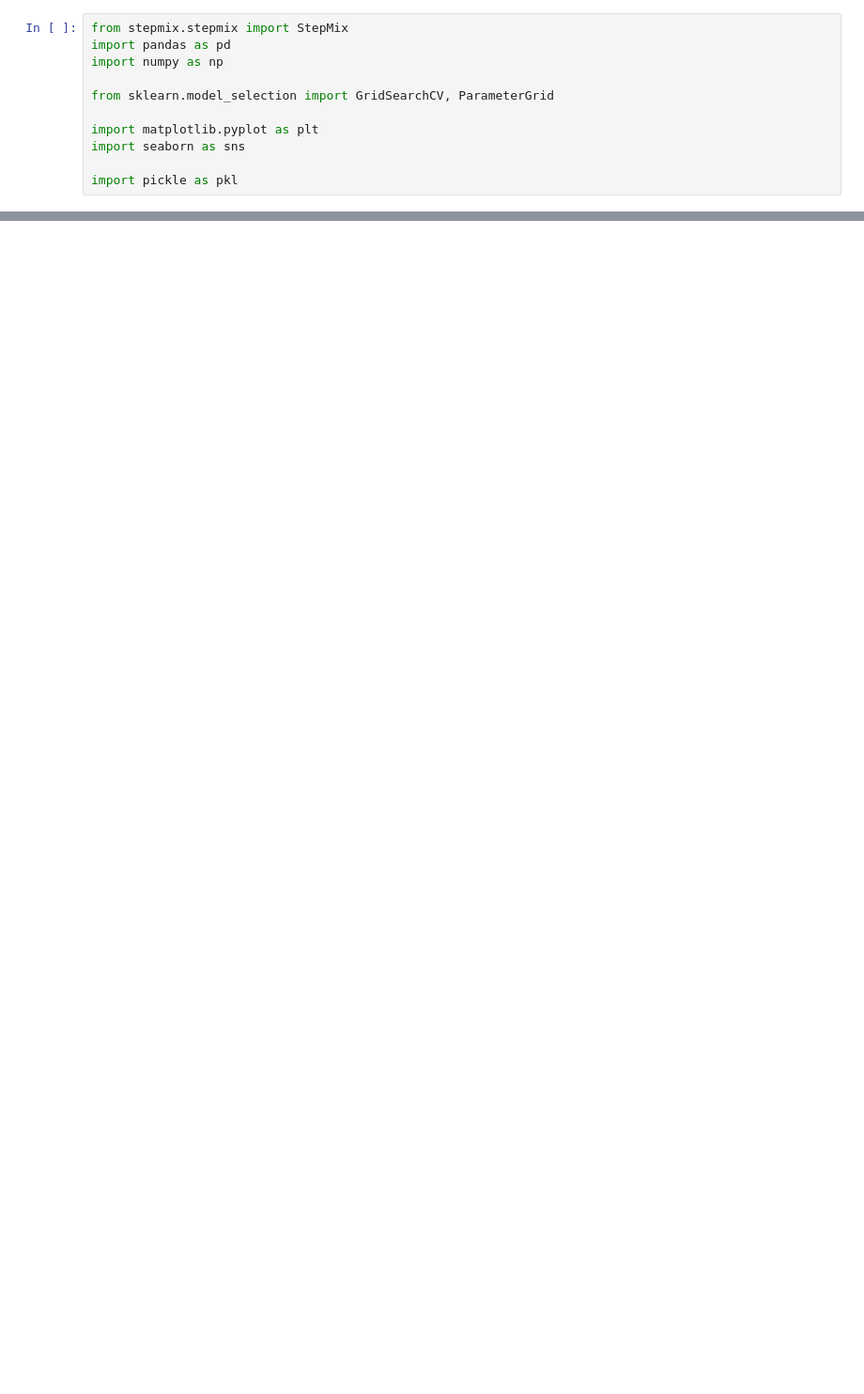
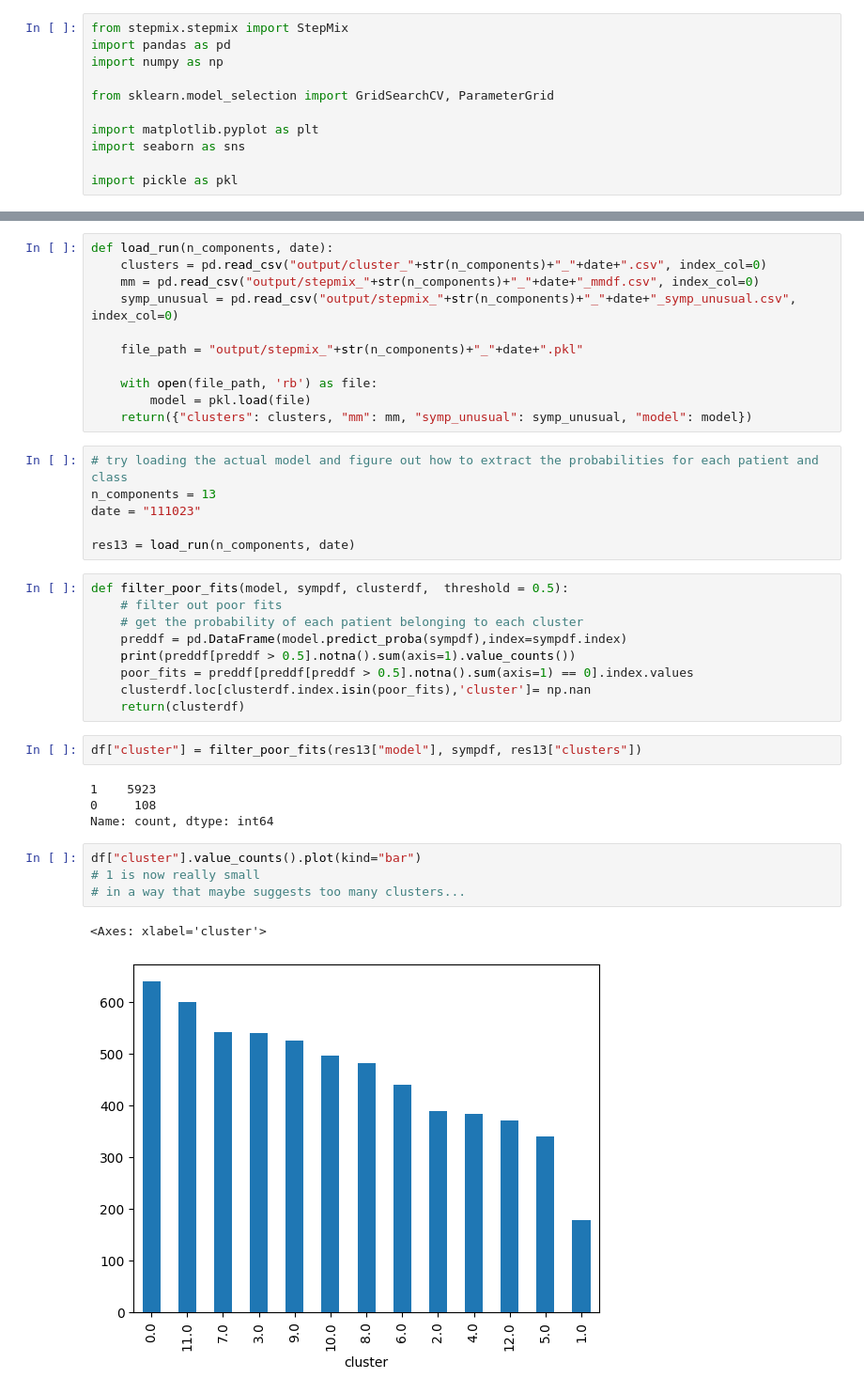
Before and after one commit to leothesouthafrican/PLR, a Jupyter notebook: Tessa/stepmix-analyze-111823.ipynb, the cells around one changed output, grey strips where cells are left out. Shown at 94% size. Saved outputs shown, nothing was run; the diff lists cells and outputs as text; blank space fills up the shorter version.

```diff
--- a/Tessa/stepmix-analyze-111823.ipynb
+++ b/Tessa/stepmix-analyze-111823.ipynb
@@ -112,0 +18,39 @@ preddf
+# %%
+def load_run(n_components, date):
+    clusters = pd.read_csv("output/cluster_"+str(n_components)+"_"+date+".csv", index_col=0)
+    mm = pd.read_csv("output/stepmix_"+str(n_components)+"_"+date+"_mmdf.csv", index_col=0)
+    symp_unusual = pd.read_csv("output/stepmix_"+str(n_components)+"_"+date+"_symp_unusual.csv", index_col=0)
+
+    file_path = "output/stepmix_"+str(n_components)+"_"+date+".pkl"
+
+    with open(file_path, 'rb') as file:
+        model = pkl.load(file)
+    return({"clusters": clusters, "mm": mm, "symp_unusual": symp_unusual, "model": model})
+# %%
+# try loading the actual model and figure out how to extract the probabilities for each patient and class
+n_components = 13
+date = "111023"
+
+res13 = load_run(n_components, date)
+# %%
+def filter_poor_fits(model, sympdf, clusterdf,  threshold = 0.5):
+    # filter out poor fits
+    # get the probability of each patient belonging to each cluster
+    preddf = pd.DataFrame(model.predict_proba(sympdf),index=sympdf.index)
+    print(preddf[preddf > 0.5].notna().sum(axis=1).value_counts())
+    poor_fits = preddf[preddf[preddf > 0.5].notna().sum(axis=1) == 0].index.values
+    clusterdf.loc[clusterdf.index.isin(poor_fits),'cluster']= np.nan
+    return(clusterdf)
+# %%
+df["cluster"] = filter_poor_fits(res13["model"], sympdf, res13["clusters"])
+# %% [output]
+1    5923
+0     108
+Name: count, dtype: int64
+# %%
+df["cluster"].value_counts().plot(kind="bar")
+# 1 is now really small
+# in a way that maybe suggests too many clusters...
+# %% [output]
+<Axes: xlabel='cluster'>
+[figure, added]
```
Also changed, not shown: parts of 43 cells of this notebook, 6 other files.
